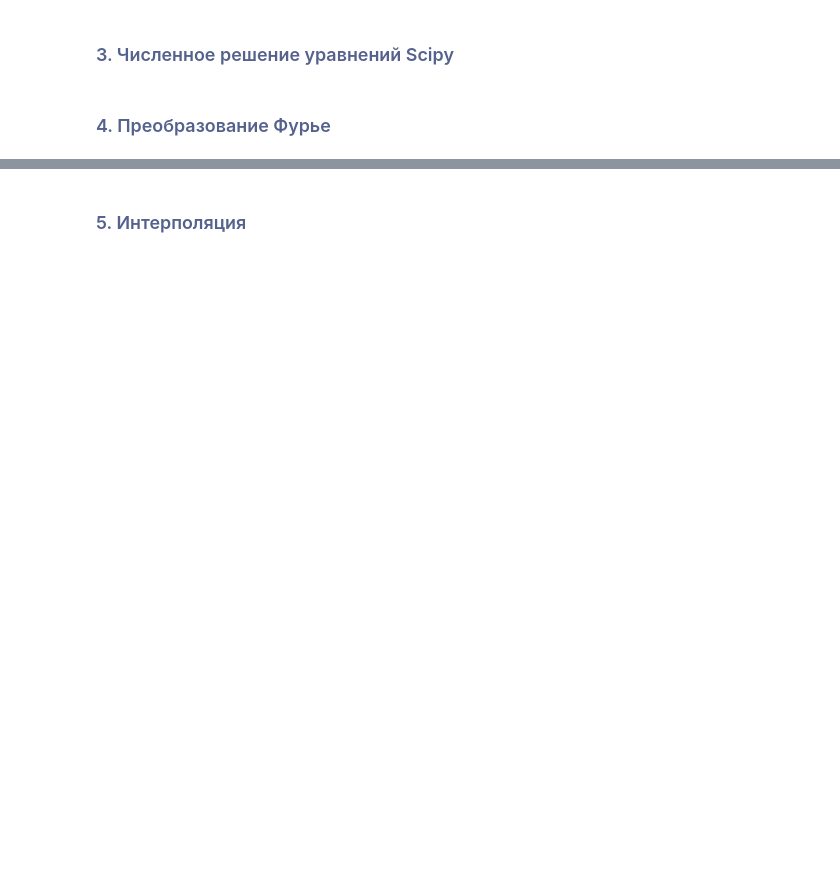
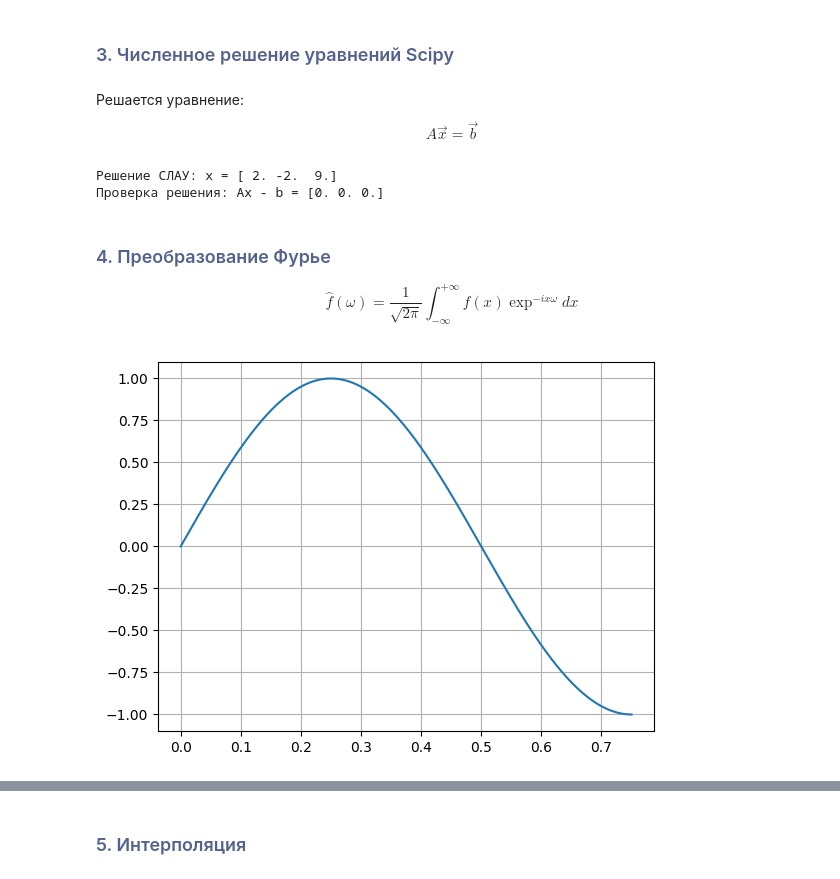
Before and after one commit to CamelCaseAverageEnjoyer/PythonCompendium, a Jupyter notebook: Study/Python-2-MIPT/10 занятие.ipynb, the cells around one changed output, grey strips where cells are left out. Saved outputs shown, nothing was run; the diff lists cells and outputs as text; code cells hidden in the pictures; blank space fills up the shorter version.

```diff
--- a/Study/Python-2-MIPT/10 занятие.ipynb
+++ b/Study/Python-2-MIPT/10 занятие.ipynb
@@ -52,5 +108,7 @@ for i, eigval in enumerate(eigvals):
 # %% [markdown]
 ### <span style="color:#55628D">3. Численное решение уравнений Scipy</span>
+# %% [markdown]
+Решается уравнение: $$A\vec{x} = \vec{b}$$
 # %%
 import numpy as np
 from scipy import linalg
@@ -63,7 +121,11 @@ b = np.array([2, 4, -1])
 
 x = linalg.solve(a, b)
 
-print(x)
-print(a @ x - b)
+print("Решение СЛАУ: x =", x)
+print("Проверка решения: Ax - b =", a @ x - b)
+# %% [output]
+Решение СЛАУ: x = [ 2. -2.  9.]
+Проверка решения: Ax - b = [0. 0. 0.]
 # %% [markdown]
 ### <span style="color:#55628D">4. Преобразование Фурье</span>
+$$\hat{f}(\omega) = \frac{1}{\sqrt{2\pi}} \int_{-\infty}^{+\infty} f(x) \exp^{-ix\omega}dx$$
@@ -96,0 +132,18 @@ plt.show()
+# %%
+import numpy as np
+import matplotlib.pyplot as plt
+
+T = 1.0 / 800.0
+N = 600
+
+x = np.linspace(0.0, N * T, N)
+
+# Простая функция
+y = np.sin(2 * np.pi * x)
+
+# Посмотрим на саму функцию
+plt.plot(x, y)
+plt.grid()
+plt.show()
+# %% [output]
+[figure, added]
```
Also changed, not shown: parts of 46 cells of this notebook, 14 other files.
